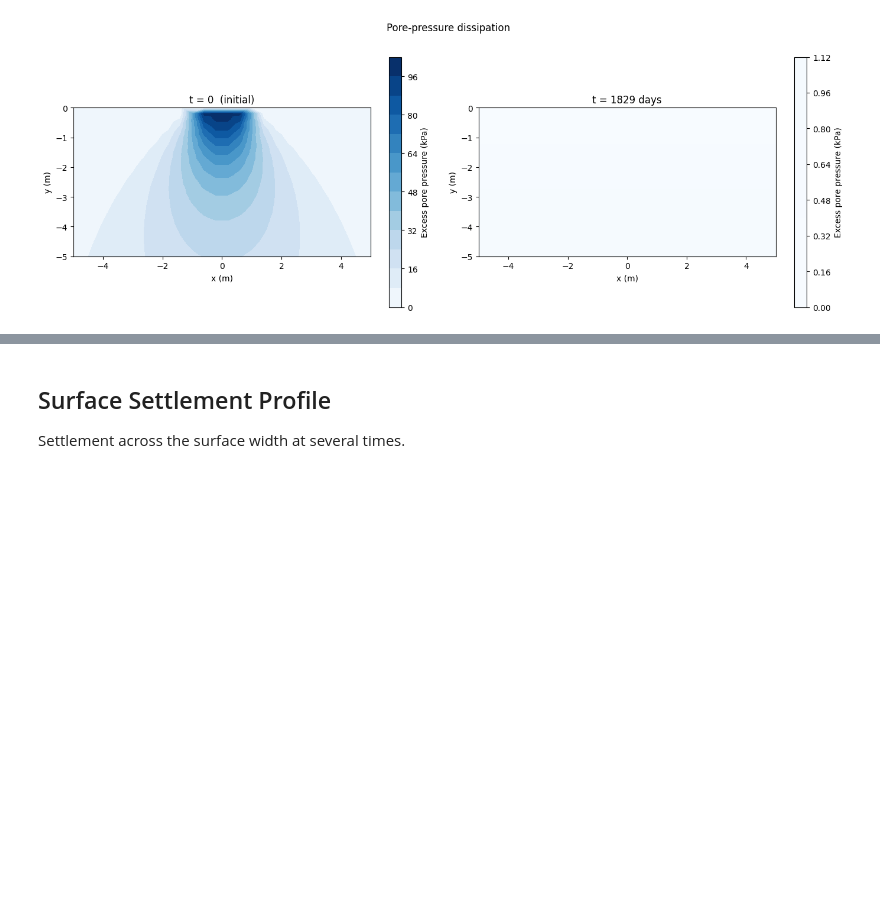
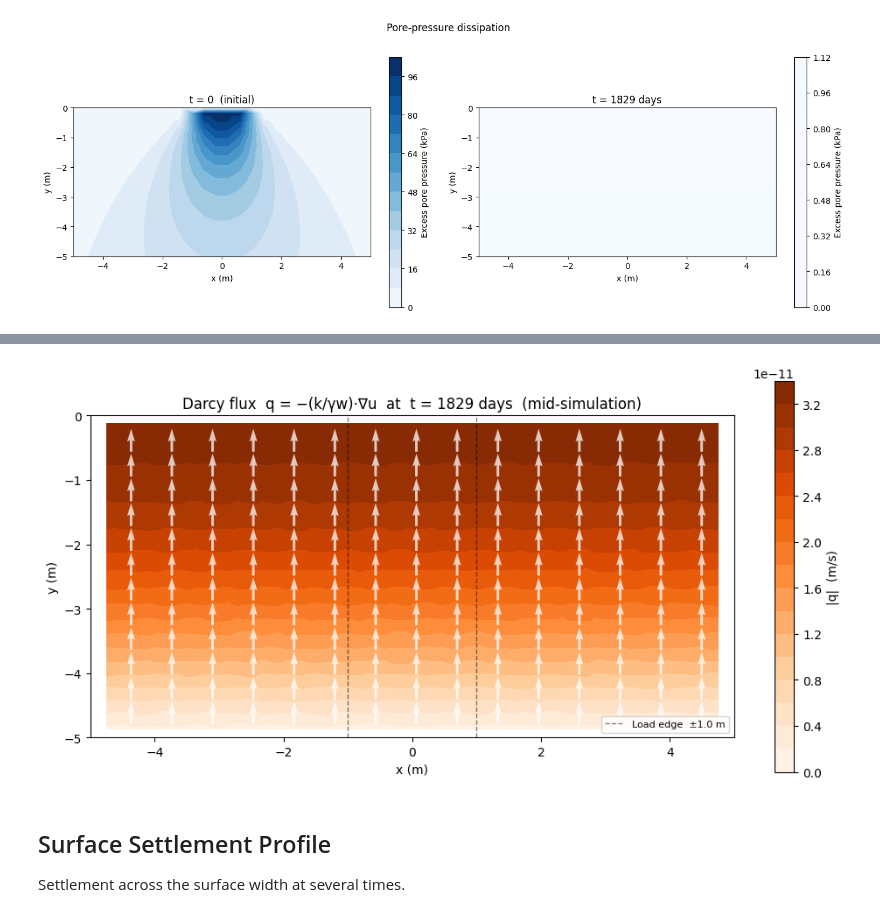
Before and after one commit to Uthman-eng/Geotechnical-Consolidation-FEM, a Jupyter notebook: notebooks/3_terzaghi_2d.ipynb, the cells around one changed output, grey strips where cells are left out. Drawn from its saved outputs; the diff is of its cells as text; code cells hidden in the pictures; blank space fills up the shorter version.

```diff
--- a/notebooks/3_terzaghi_2d.ipynb
+++ b/notebooks/3_terzaghi_2d.ipynb
@@ -166,3 +136,70 @@ plt.show()
+# %%
+from scipy.interpolate import griddata
+
+t_flux = time_steps // 2   # mid-simulation snapshot
+
+# --- Element-wise exact gradient from linear triangle shape functions ---
+tris   = triang.triangles                        # (n_tri, 3) node indices
+xv = node_X[tris]; yv = node_Y[tris]
+uv = u_hist[t_flux, tris]
+
+xc = xv.mean(axis=1)                            # element centroids
+yc = yv.mean(axis=1)
+
+# Solve  [xj-xi  xk-xi] [du/dx]   [uj-ui]
+#        [yj-yi  yk-yi] [du/dy] = [uk-ui]
+dx_ji = xv[:,1] - xv[:,0];  dx_ki = xv[:,2] - xv[:,0]
+dy_ji = yv[:,1] - yv[:,0];  dy_ki = yv[:,2] - yv[:,0]
+du_ji = uv[:,1] - uv[:,0];  du_ki = uv[:,2] - uv[:,0]
+det   = dx_ji * dy_ki - dx_ki * dy_ji
+dudx  = (du_ji * dy_ki - du_ki * dy_ji) / det
+dudy  = (dx_ji * du_ki - dx_ki * du_ji) / det
+
+k_over_gw = k / gamma_w                         # m²/(s·kPa) — hydraulic conductivity scaled
+qx_el = -k_over_gw * dudx                       # Darcy flux components (m/s)
+qy_el = -k_over_gw * dudy
+q_mag  = np.hypot(qx_el, qy_el)
+
+# --- Interpolate to regular grid for contourf ---
+n_xi, n_yi = 80, 40
+xi = np.linspace(-W, W, n_xi)
+yi = np.linspace(-H, 0.0, n_yi)
+Xi, Yi = np.meshgrid(xi, yi)
+pts = np.column_stack([xc, yc])
+
+q_grid  = griddata(pts, q_mag,  (Xi, Yi), method="linear")
+qx_grid = griddata(pts, qx_el, (Xi, Yi), method="linear")
+qy_grid = griddata(pts, qy_el, (Xi, Yi), method="linear")
+
+# Normalise arrows so all have equal length (direction only)
+q_norm = np.hypot(qx_grid, qy_grid)
+with np.errstate(invalid="ignore"):
+    qx_dir = np.where(q_norm > 0, qx_grid / q_norm, 0.0)
+    qy_dir = np.where(q_norm > 0, qy_grid / q_norm, 0.0)
+
+fig, ax = plt.subplots(figsize=(10, 5))
+cf = ax.contourf(Xi, Yi, q_grid, levels=15, cmap="Oranges")
+plt.colorbar(cf, ax=ax, label="|q|  (m/s)")
+
+sx, sy = 5, 3                                    # quiver subsample strides
+ax.quiver(
+    Xi[::sy, ::sx], Yi[::sy, ::sx],
+    qx_dir[::sy, ::sx], qy_dir[::sy, ::sx],
+    color="white", alpha=0.75, pivot="mid",
+    scale=28, width=0.004,
+)
+
+ax.axvline(-base / 2, color="k", linewidth=1, linestyle="--", alpha=0.5, label=f"Load edge  ±{base/2} m")
+ax.axvline( base / 2, color="k", linewidth=1, linestyle="--", alpha=0.5)
+ax.set_xlabel("x (m)")
+ax.set_ylabel("y (m)")
+ax.set_title(f"Darcy flux  q = −(k/γw)·∇u  at  t = {time_days[t_flux]:.0f} days  (mid-simulation)")
+ax.set_aspect("equal")
+ax.legend(fontsize=8, loc="lower right")
+plt.tight_layout()
+plt.show()
+# %% [output]
+[figure, added]
 # %% [markdown]
 ## Surface Settlement Profile
 
```
Also changed, not shown: parts of 5 cells of this notebook, 2 other files.
